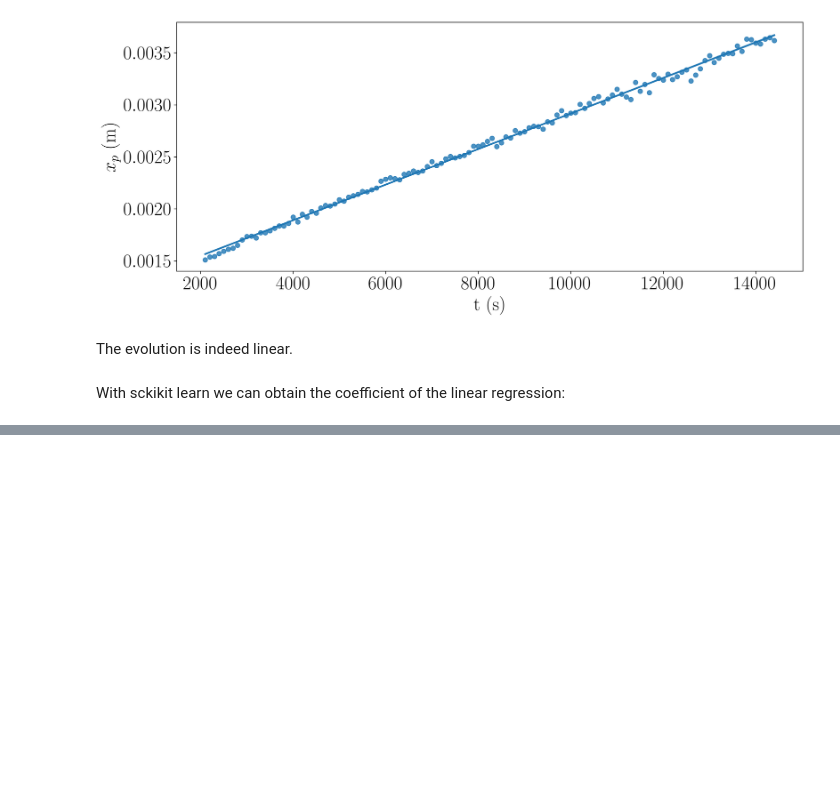
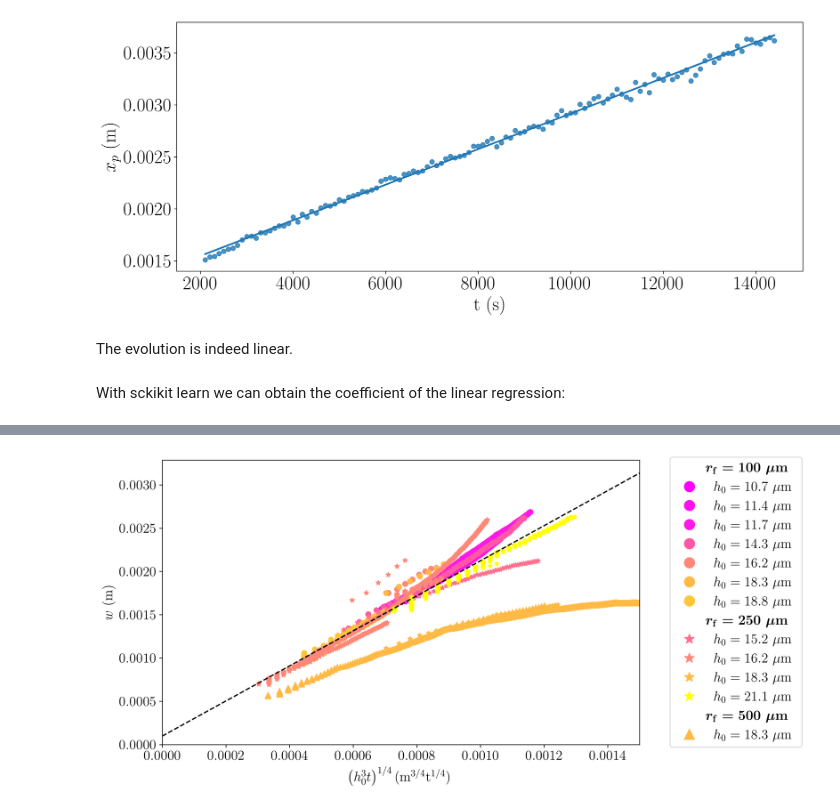
Before and after one commit to aliciaaef/thin-film-hyperspectral, a Jupyter notebook: main.ipynb, the cells around one changed output, grey strips where cells are left out. Saved outputs shown, nothing was run; the diff lists cells and outputs as text; code cells hidden in the pictures; blank space fills up the shorter version.

```diff
--- a/main.ipynb
+++ b/main.ipynb
@@ -212,0 +322,80 @@ We obtain a coefficient $0.6~mm/h$ which corresponds to the speed of translation
+# %%
+dff = pd.read_csv('w header.csv')
+rf = dff['rf (µm)']
+e0 = dff['e0 (µm)']
+
+marker = []
+for i in range(len(e0)):
+    if rf[i] == 100:
+        marker.append('o')
+    else:
+        if rf[i] == 250:
+            marker.append('*')
+        else:
+            if rf[i] == 500:
+                marker.append('^')
+
+dff['marker'] = marker
+
+dff.sort_values(["rf (µm)","e0 (µm)"],inplace=True,ignore_index=True)
+
+label = [r'$h_0 =' + str(dff['e0 (µm)'][i]) + r'~\mu \rm{m}$' for i in range(len(e0))]
+
+#colormap
+cmap = plt.get_cmap("spring")
+norma = mpl.colors.Normalize(vmin=min(e0), vmax=max(e0))
+sm = mpl.cm.ScalarMappable(norm=norma, cmap=cmap)
+sm.set_array([])
+
+t_diff = np.zeros(len(df),dtype=object)
+diff = np.zeros(len(df),dtype=object)
+
+plott = []
+labels = []
+
+for i in range(len(dff)):
+    df1 = pd.read_csv(os.path.join('w',dff['files'][i])+'.csv')
+
+    t_diff[i] = df1['t (s)'].to_numpy()
+    diff[i] = df1['w (m)'].to_numpy()
+
+fig,ax = plt.subplots()
+
+for i in range(len(dff)):
+    label = r'$h_0=' + str(np.round(dff['e0 (µm)'][i],1)) + r'~\mu \textrm{m}$'
+    ploti, = plt.plot((t_diff[i]*(dff['e0 (µm)'][i]*1e-6)**3)**(1/4),diff[i],color=cmap(norma(dff['e0 (µm)'][i])),label=label,marker=dff['marker'][i],linestyle='None')
+
+    plott.append(ploti)
+    labels.append(label)
+
+#linear regression
+lm = LinearRegression()
+y1 = np.concatenate([diff[i] for i in range(16)])
+x1 = pd.DataFrame(np.concatenate([(t_diff[i]*(dff['e0 (µm)'][i]*1e-6)**3)**(1/4) for i in range(16)]))
+lm.fit(x1,y1)
+xmod = pd.DataFrame(np.linspace(0,0.0015,2))
+ymod = lm.predict(xmod)
+plt.plot(xmod,ymod,'--k')
+print('coeff = ',lm.coef_[0])
+print('R2 = ',lm.score(x1,y1))
+
+#figure
+plt.xlabel(r'$\left(h_0^3 t \right)^{1/4} (\rm{m^{3/4}t^{1/4}})$',fontsize=16)
+plt.ylabel(r'$w ~ (\rm{m})$',fontsize=16)
+ax.tick_params(axis='both', which='major', labelsize=16)
+ax.set_ylim(bottom=0)
+ax.set_xlim(0,0.0015)
+
+#legend
+title_proxy = mpl.patches.Rectangle((0,0), 0, 0, color='w')
+nbro = np.sum(dff['marker']=='o')
+nbrstar = np.sum(dff['marker']=='*')
+nbrchap = np.sum(dff['marker']=='^')
+handles = [title_proxy] + [i for i in plott[:nbro]] + [title_proxy] + [plott[nbro],plott[nbro+1],plott[nbro+5],plott[nbro + nbrstar-1]] + [title_proxy] + [i for i in plott[nbro + nbrstar:nbro + nbrstar + 1]]
+labels = [r"\boldmath ${r_{\rm{f}}=100 ~ \mu \rm{m}}$"] + labels[:nbro] + [r"\boldmath $r_{\rm{f}}=250 ~ \mu \rm{m}$"] + [labels[nbro],labels[nbro+1],labels[nbro+5],labels[nbro + nbrstar-1]] + [r"\boldmath $r_{\rm{f}}=500 ~ \mu \rm{m}$"] + labels[nbro+nbrstar:nbro+nbrstar+1]
+legend = plt.legend(handles, labels,bbox_to_anchor=(1.05, 0.5),loc = 'center left',fontsize=16,markerscale = 2)
+title_indexes = [i for i in range(len(labels)) if not 'h_0' in labels[i]]
+legend.texts[0].set_position((-40,0))
+legend.texts[title_indexes[1]].set_position((-40,0))
+legend.texts[title_indexes[2]].set_position((-40,0))
+# %% [output]
@@ -212,0 +404 @@ We obtain a coefficient $0.6~mm/h$ which corresponds to the speed of translation
+[figure, added]
```
Also changed, not shown: parts of 23 cells of this notebook, 20 other files.
